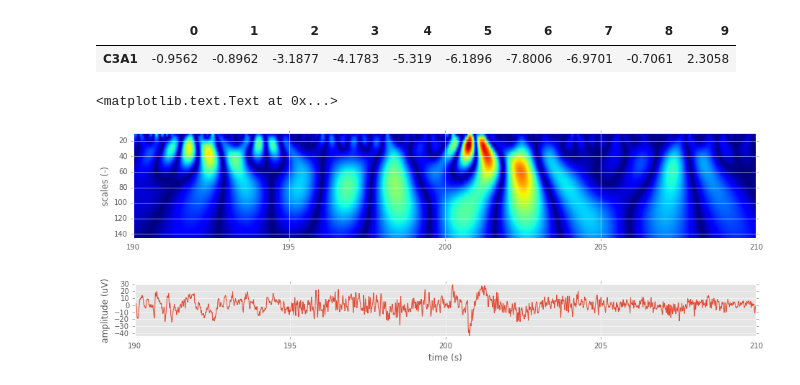
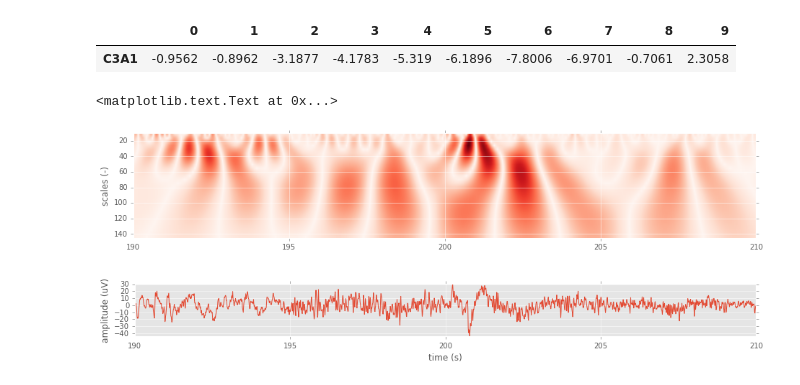
Before and after one commit to jnthngdbt/pyo-music, a Jupyter notebook: dreamsspindles/signal.cwt.ipynb, the cells around one changed output. Cells and saved outputs as stored; diff of their text form; code cells hidden in the pictures.

```diff
--- a/dreamsspindles/signal.cwt.ipynb
+++ b/dreamsspindles/signal.cwt.ipynb
@@ -32,18 +32,18 @@ s = np.arange(10,150,5) # Scales
 c = sig.cwt(x, sig.ricker, s)
 # %%
 plt.figure(figsize=0.8*plt.figaspect(0.2))
-plt.imshow(np.abs(c), extent=(t[0], t[-1], s[-1], s[0]))
+plt.imshow(np.abs(c), extent=(t[0], t[-1], s[-1], s[0]), cmap=plt.cm.Reds)
 plt.axis('tight')
 plt.tight_layout()
 plt.ylabel('scales (-)')
 
 plt.figure(figsize=0.8*plt.figaspect(0.1))
 plt.plot(t,x)
 plt.axis('tight')
 plt.tight_layout()
 plt.xlabel('time (s)')
 plt.ylabel('amplitude (uV)')
 # %% [output]
 <matplotlib.text.Text at 0x...>
-[figure, old version]
+[figure, new version]
 [figure]
```
